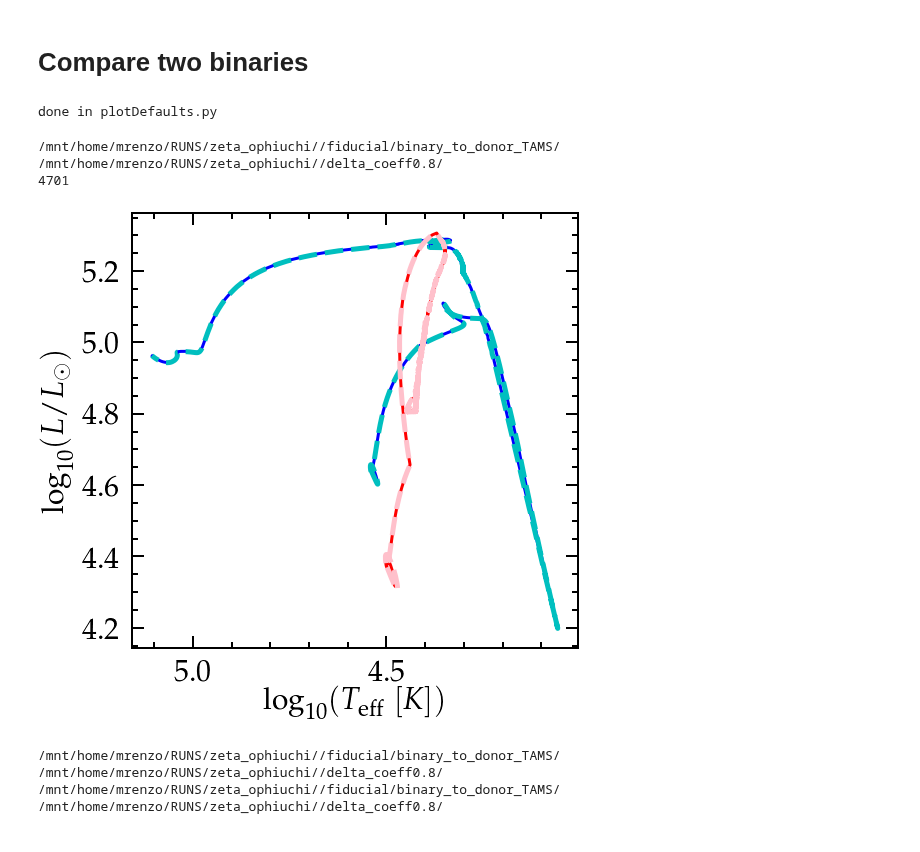
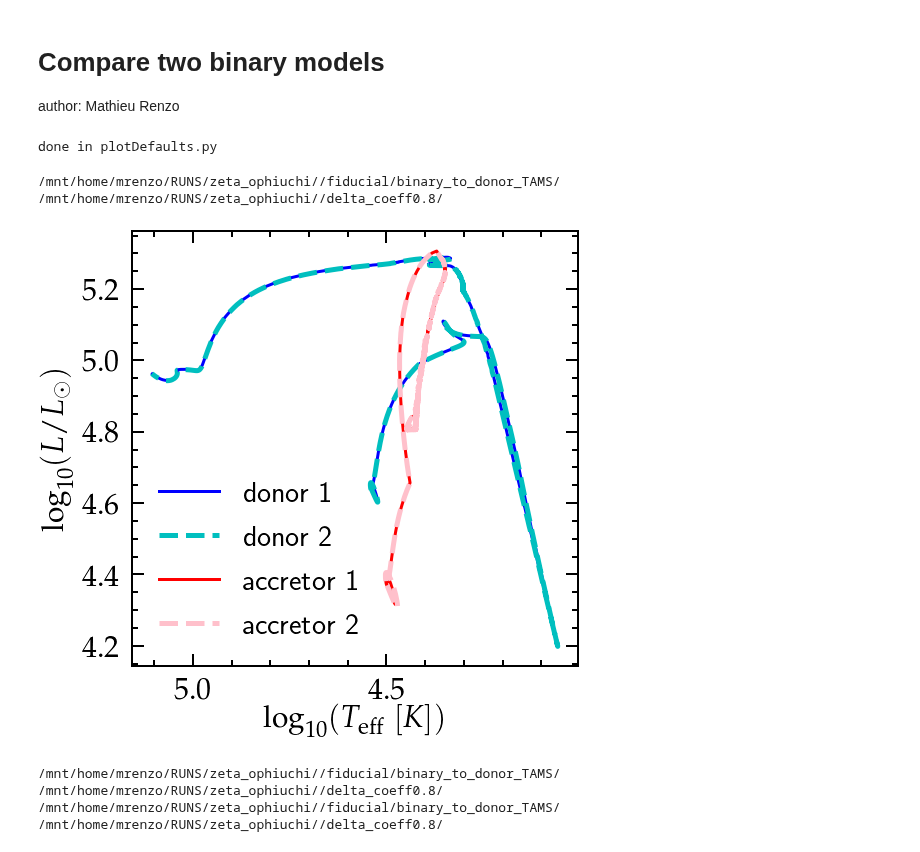
Before and after one commit to mathren/zeta_oph, a Jupyter notebook: notebooks/resolution_test.ipynb, the cells around one changed output. Drawn from its saved outputs; the diff is of its cells as text; code cells hidden in the pictures.

```diff
--- a/notebooks/resolution_test.ipynb
+++ b/notebooks/resolution_test.ipynb
@@ -1,4 +1,6 @@
 # %% [markdown]
-# Compare two binaries
+# Compare two binary models
+
+author: Mathieu Renzo
 # %%
 import sys
@@ -28,40 +31,39 @@ def HRD(binary1, binary2, figName=""):
     fig = plt.figure()
     gs = gridspec.GridSpec(100, 100)
     ax = fig.add_subplot(gs[:,:])
 
     # donors
     # ------binary1
     hfile_donor1 = binary1+'/LOGS1/history.data'
     Ldonor1, Teffdonor1 = getlogLlogTeff(hfile_donor1)
-    ax.plot(Teffdonor1, Ldonor1, c='b')
+    ax.plot(Teffdonor1, Ldonor1, c='b', label=r"donor 1")
     # ------binary1
     hfile_donor2 = binary2+'/LOGS1/history.data'
     Ldonor2, Teffdonor2 = getlogLlogTeff(hfile_donor2)
-    ax.plot(Teffdonor2, Ldonor2, c='c', lw=5, ls='--')
-    print (len(Teffdonor2))
+    ax.plot(Teffdonor2, Ldonor2, c='c', lw=5, ls='--', label=r"donor 2")
     # accretors
     # ---------binary2
     hfile_accretor1 = binary1+'/LOGS2/history.data'
     Laccretor1, Teffaccretor1 = getlogLlogTeff(hfile_accretor1)
-    ax.plot(Teffaccretor1, Laccretor1, c='r')
+    ax.plot(Teffaccretor1, Laccretor1, c='r', label=r"accretor 1")
     # ------binary1
     hfile_accretor2 = binary2+'/LOGS2/history.data'
     Laccretor2, Teffaccretor2 = getlogLlogTeff(hfile_accretor2)
-    ax.plot(Teffaccretor2, Laccretor2, c='#FFC0CB', lw=5, ls='--')
+    ax.plot(Teffaccretor2, Laccretor2, c='#FFC0CB', lw=5, ls='--', label=r"accretor 2")
 
     ax.invert_xaxis()
+    ax.legend()
     ax.set_xlabel(r"$\log_{10}(T_\mathrm{eff}\ [K])$")
     ax.set_ylabel(r"$\log_{10}(L/L_\odot)$")
     if figName!="":
         plt.savefig(figName, dpi=10)
 
 # test
 HRD(binary1, binary2)
 # %% [output]
 /mnt/home/mrenzo/RUNS/zeta_ophiuchi//fiducial/binary_to_donor_TAMS/
 /mnt/home/mrenzo/RUNS/zeta_ophiuchi//delta_coeff0.8/
-4701
-[figure, old version]
+[figure, new version]
 # %%
 def get_timesteps_mesh(hfile):
     src, col = getSrcCol(hfile)
```
Also changed, not shown: parts of 2 cells of this notebook.
